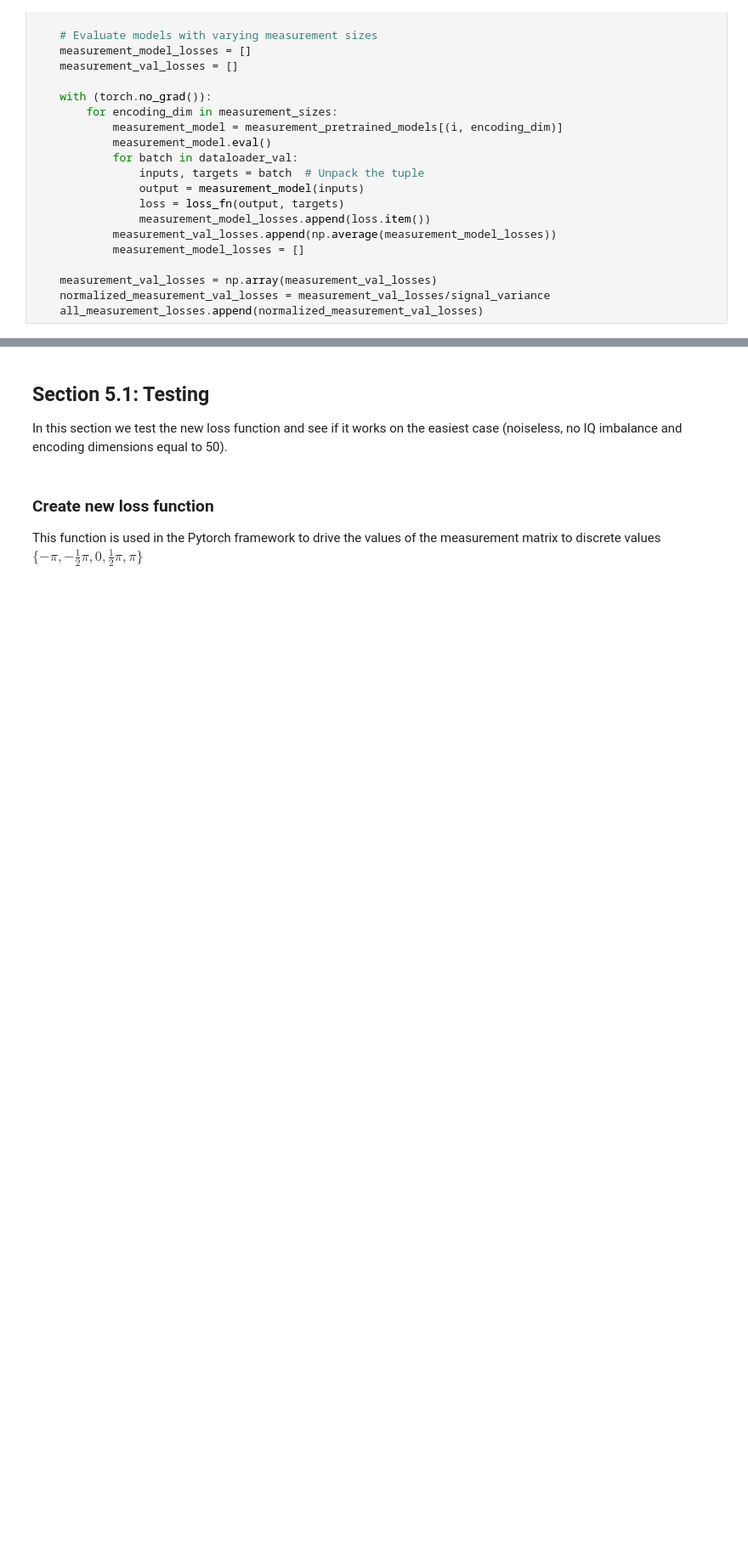
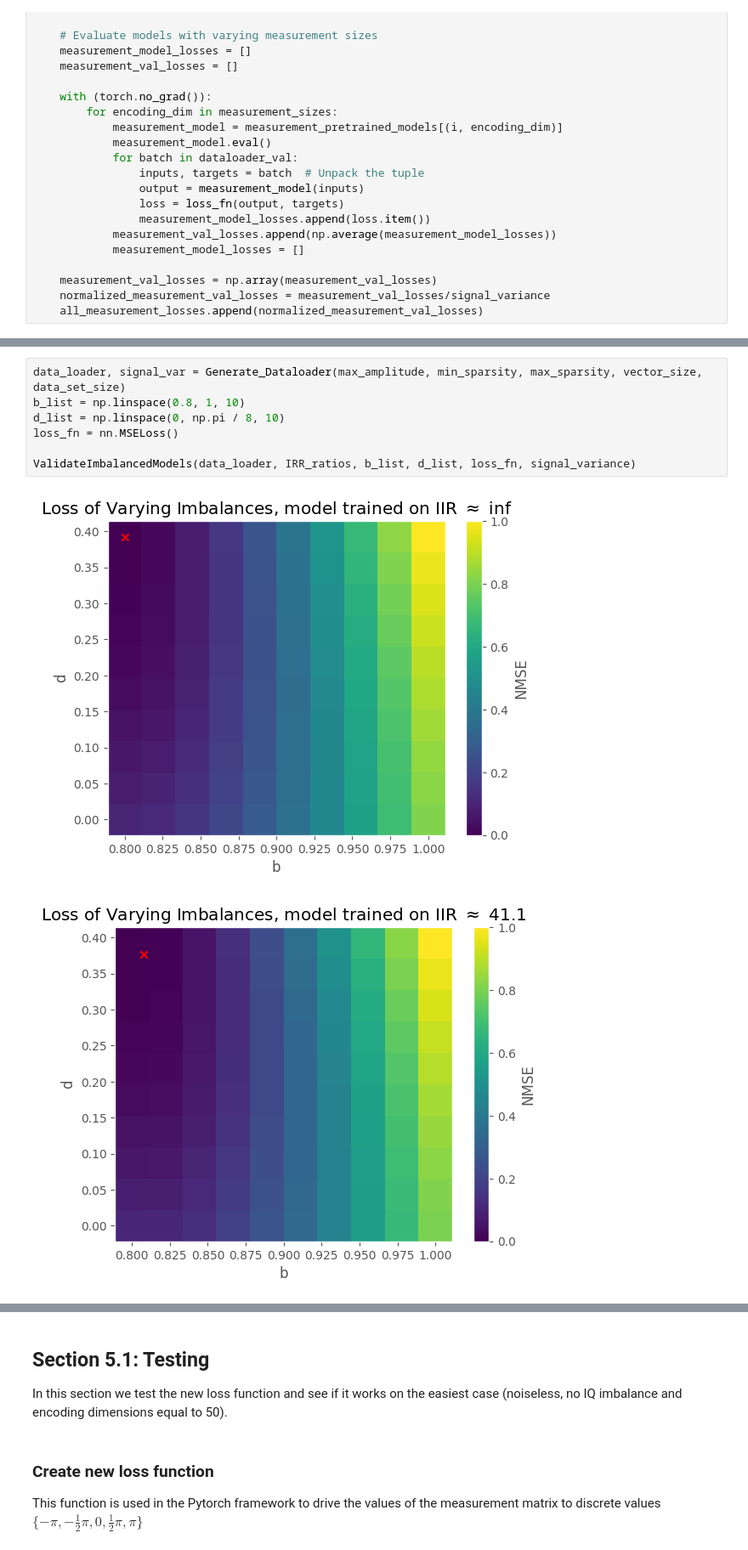
Before and after one commit to tomlijding/DL-based-CS-under-IQ-imbalance, a Jupyter notebook: main_cleaned.ipynb, the cells around one changed output, grey strips where cells are left out. Shown at 85% size. Saved outputs shown, nothing was run; the diff lists cells and outputs as text; blank space fills up the shorter version.

Commit message:
Update main_cleaned.ipynb
Added ValidateImbalancedModels function

```diff
--- a/main_cleaned.ipynb
+++ b/main_cleaned.ipynb
@@ -662,0 +697,10 @@ plt.show()
+# %%
+data_loader, signal_var = Generate_Dataloader(max_amplitude, min_sparsity, max_sparsity, vector_size, data_set_size)
+b_list = np.linspace(0.8, 1, 10)
+d_list = np.linspace(0, np.pi / 8, 10)
+loss_fn = nn.MSELoss()
+
+ValidateImbalancedModels(data_loader, IRR_ratios, b_list, d_list, loss_fn, signal_variance)
+# %% [output]
+[figure, added]
+[figure, added]
```
Also changed, not shown: parts of 4 cells of this notebook.
